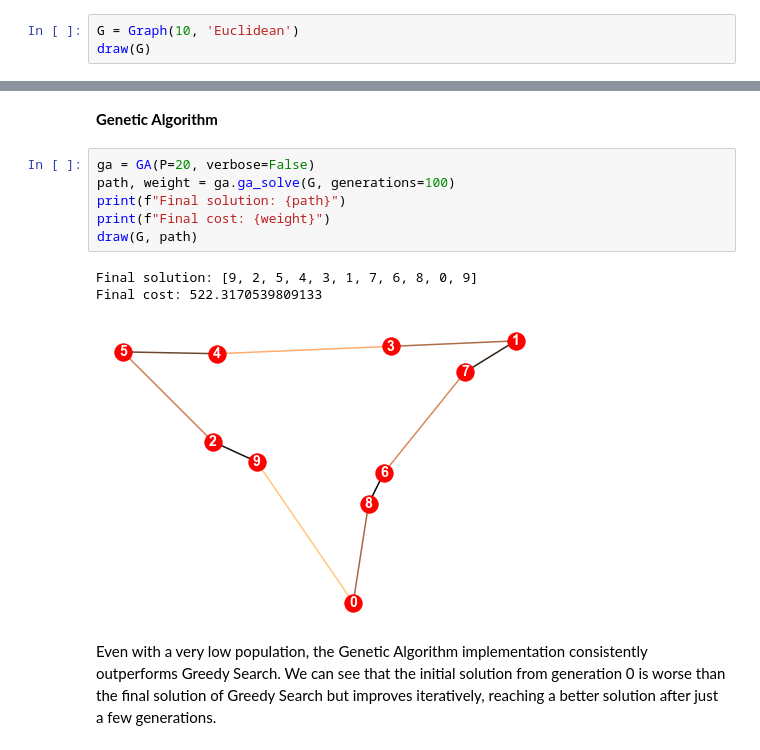
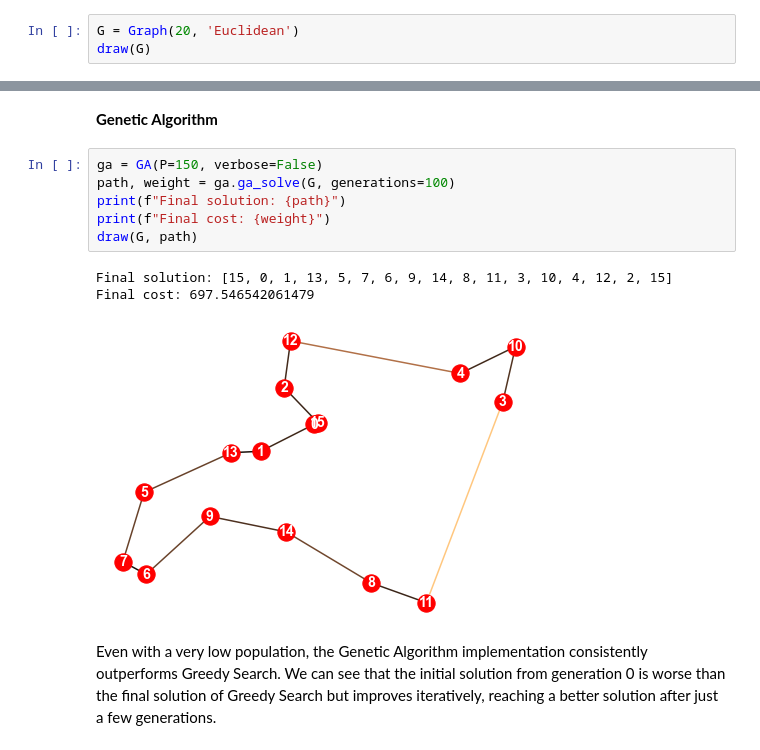
Before and after one commit to danielj0nes/metaheuristics, a Jupyter notebook: Template.ipynb, the cells around one changed output, grey strips where cells are left out. Drawn from its saved outputs; the diff is of its cells as text.

```diff
--- a/Template.ipynb
+++ b/Template.ipynb
@@ -779,6 +813,6 @@ class GA:
 #### Experiment 1: **A single Euclidean graph**
 Given a single Euclidean graph, draw the solution found by Greedy Nearest Neighbour algorithm and the solution found by the Genetic Algorithm and compare their costs.
 # %%
-G = Graph(10, 'Euclidean')
+G = Graph(20, 'Euclidean')
 draw(G)
 # %% [output]
@@ -797,15 +831,15 @@ Final cost: 593.4443616402245
 # %% [markdown]
 **Genetic Algorithm**
 # %%
-ga = GA(P=20, verbose=False)
+ga = GA(P=150, verbose=False)
 path, weight = ga.ga_solve(G, generations=100)
 print(f"Final solution: {path}")
 print(f"Final cost: {weight}")
 draw(G, path)
 # %% [output]
-Final solution: [9, 2, 5, 4, 3, 1, 7, 6, 8, 0, 9]
-Final cost: 522.3170539809133
+Final solution: [15, 0, 1, 13, 5, 7, 6, 9, 14, 8, 11, 3, 10, 4, 12, 2, 15]
+Final cost: 697.546542061479
-[figure, old version]
+[figure, new version]
 # %% [markdown]
 Even with a very low population, the Genetic Algorithm implementation consistently outperforms Greedy Search. We can see that the initial solution from generation 0 is worse than the final solution of Greedy Search but improves iteratively, reaching a better solution after just a few generations.
 # %% [markdown]
```
Also changed, not shown: parts of 10 cells of this notebook.
